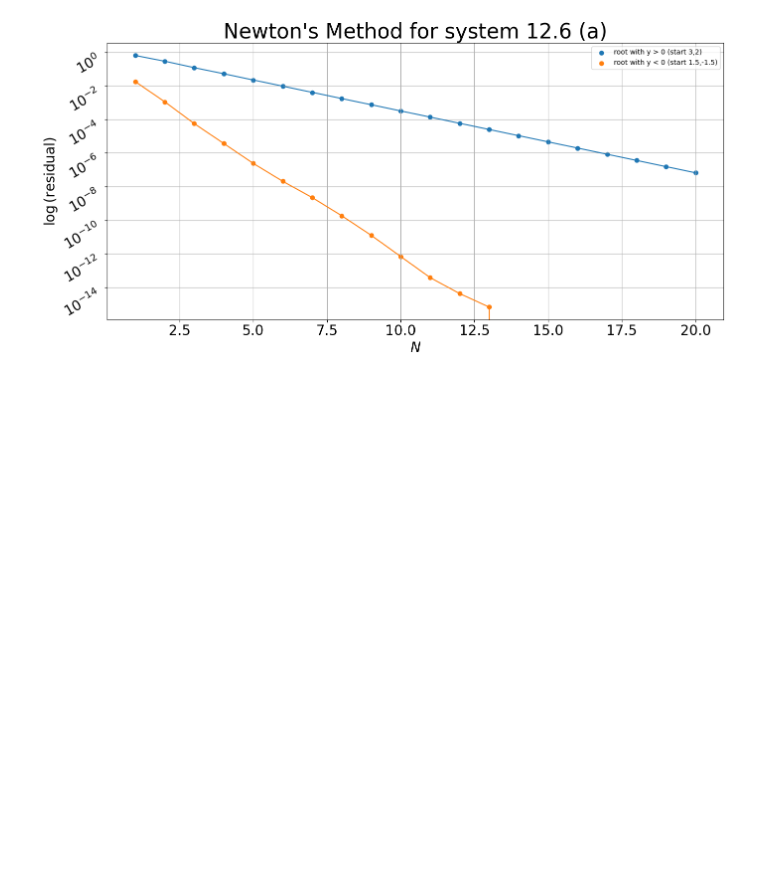
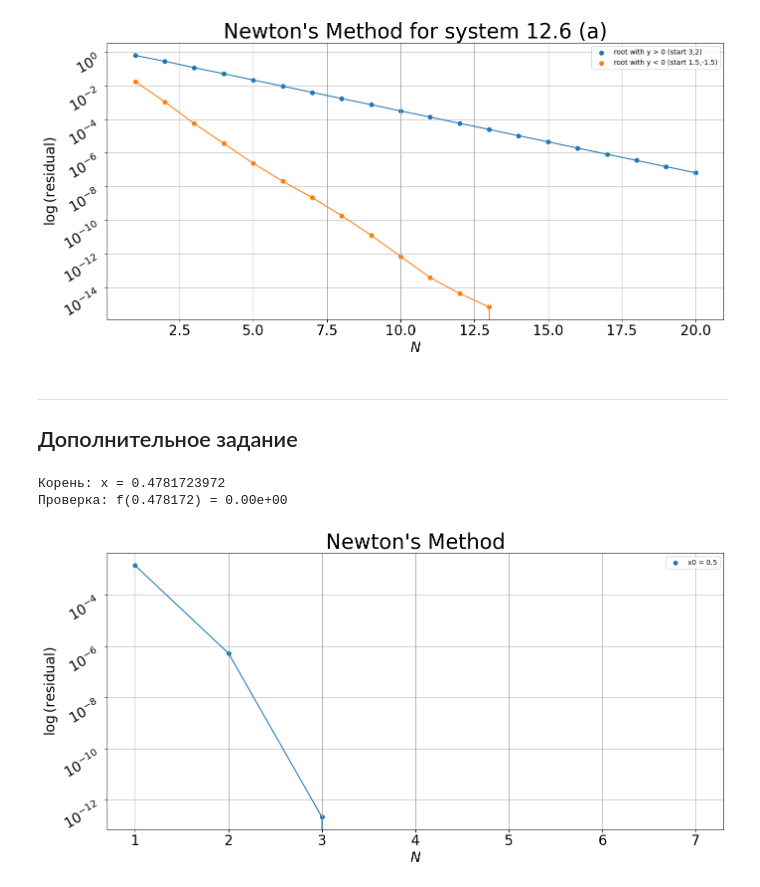
Before and after one commit to rgrgrg18/computational_mathematics, a Jupyter notebook: lab3_eroshkin_ea.ipynb, the cells around one changed output. Cells and saved outputs as stored; diff of their text form; code cells hidden in the pictures; blank space fills up the shorter version.

```diff
--- a/lab3_eroshkin_ea.ipynb
+++ b/lab3_eroshkin_ea.ipynb
@@ -688,3 +688,25 @@ print(f"Newton, y<0: x ≈ {root_x2}, y ≈ {root_y2}")
 Newton, y>0: x ≈ 3.4874427765293277, y ≈ 2.261628624247247
 Newton, y<0: x ≈ 1.4588902301521778, y ≈ -1.396767009181618
 [figure]
+# %% [markdown]
+---
+
+## Дополнительное задание
+# %%
+def F_dop(x):
+    return x * np.exp(x) + x**2 - 1
+
+iterations = np.arange(1, 8)
+
+setup_convergence_plot("Newton's Method")
+residuals = [np.abs(F_dop(Newton_Equation(F_dop, i)(0.5))) for i in iterations]
+plot_convergence(iterations, residuals, "x0 = 0.5")
+finalize_plot()
+
+root = Newton_Equation(F_dop, 6)(0.5)
+print(f"Корень: x = {root:.10f}")
+print(f"Проверка: f({root:.6f}) = {F_dop(root):.2e}")
+# %% [output]
+Корень: x = 0.4781723972
+Проверка: f(0.478172) = 0.00e+00
+[figure, added]
```
